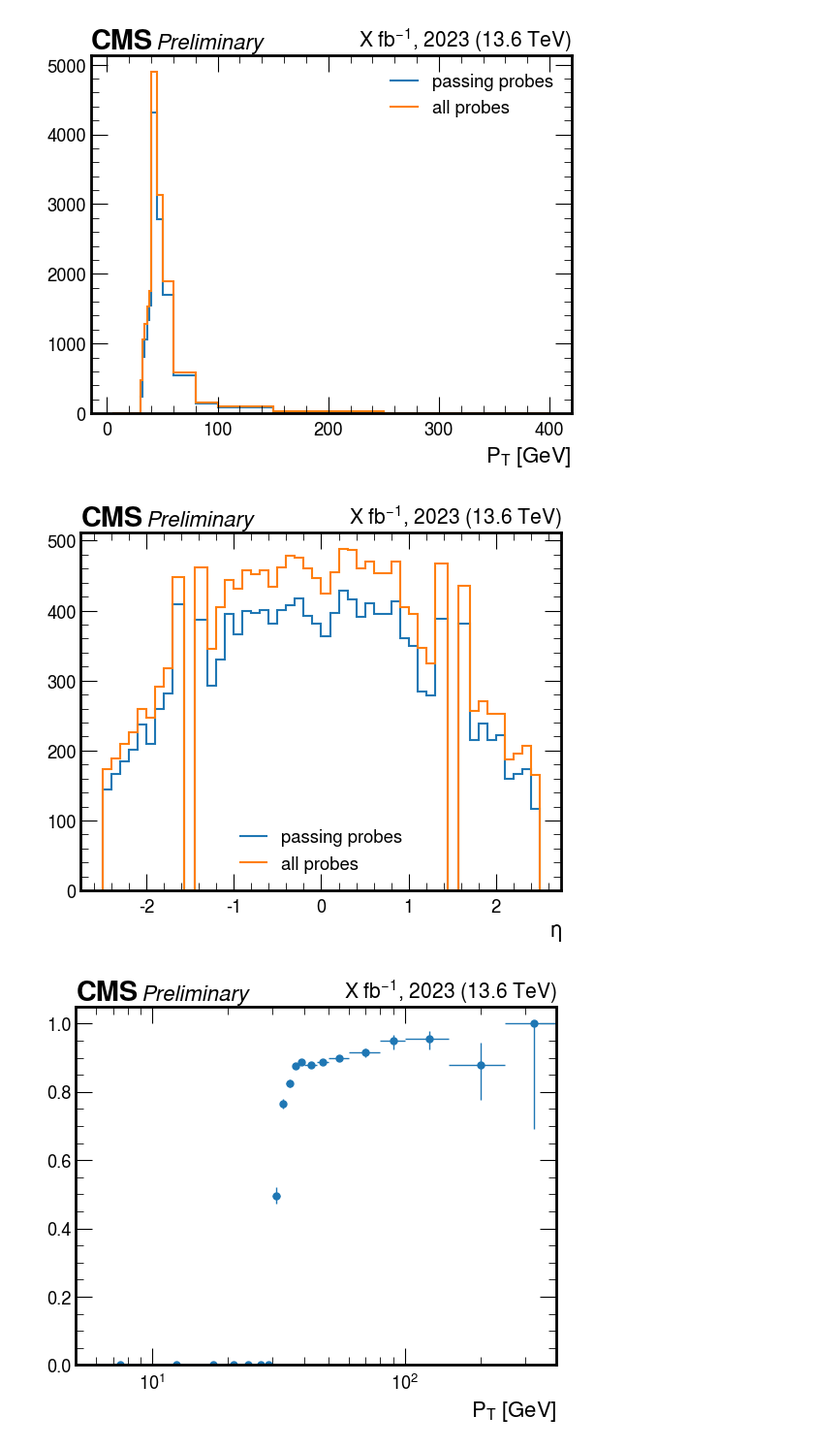
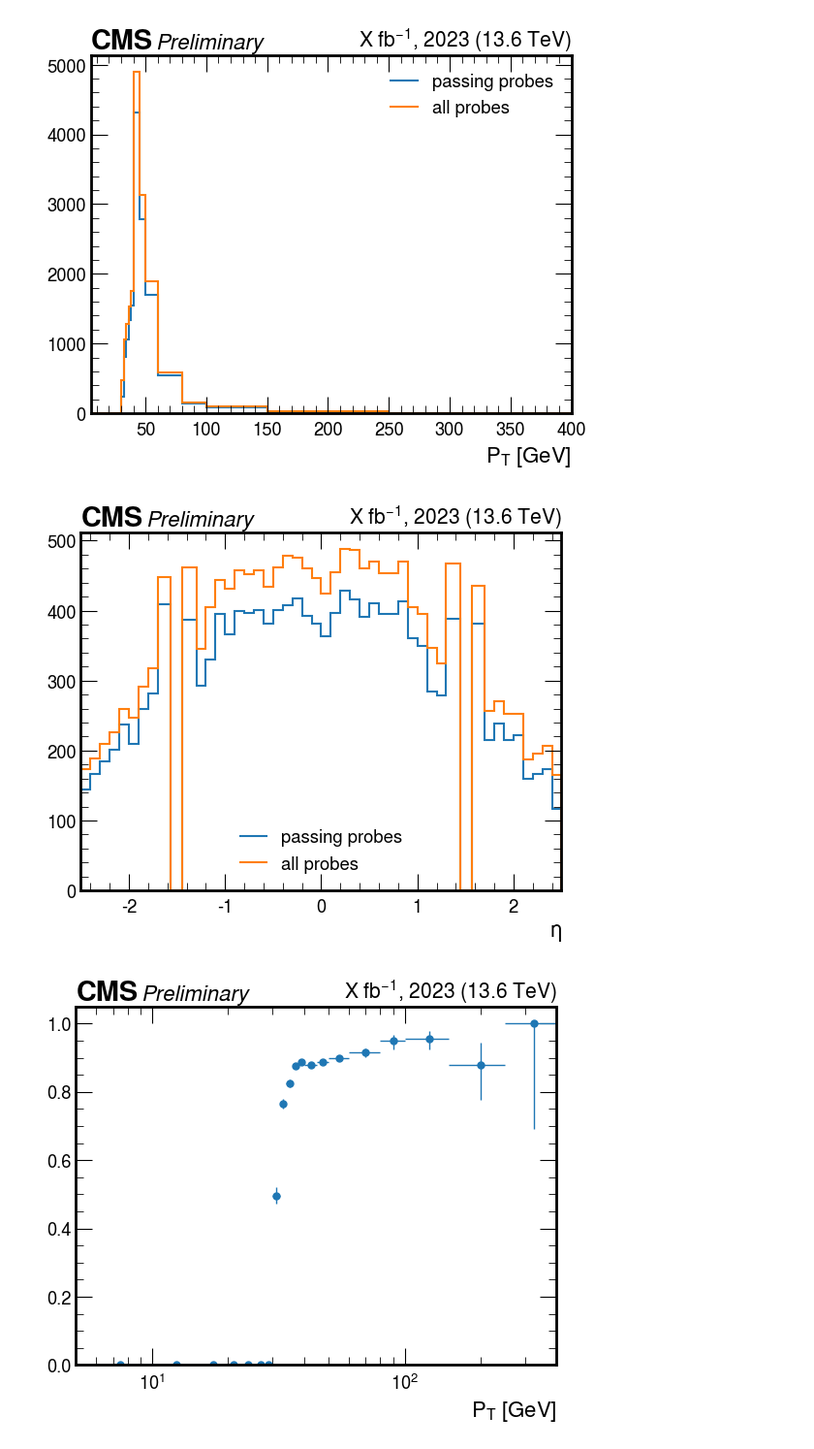
Before and after one commit to ikrommyd/egamma-tnp, a Jupyter notebook: EgammaTnP.ipynb, the cells around one changed output. Shown at 97% size. Cells and saved outputs as stored; diff of their text form; code cells hidden in the pictures.

```diff
--- a/EgammaTnP.ipynb
+++ b/EgammaTnP.ipynb
@@ -59,23 +66,25 @@ Wall time: 7.41 s
 # %%
 hpt_pass.plot1d(label="passing probes", flow="none")
 hpt_all.plot1d(label="all probes", flow="none")
+plt.xlim(5, 400)
 plt.xlabel(r"$P_T$ [GeV]")
 plt.legend()
 plt.savefig("plots/pt.pdf", bbox_inches="tight")
 hep.cms.label("Preliminary", data=True, lumi="X", year=2023, com=13.6)
 plt.show()
 # %% [output]
-[figure, old version]
+[figure, new version]
 # %%
 heta_pass.plot1d(label="passing probes", flow="none")
 heta_all.plot1d(label="all probes", flow="none")
+plt.xlim(-2.5, 2.5)
 plt.xlabel(r"$\eta$")
 plt.legend()
 plt.savefig("plots/eta.pdf", bbox_inches="tight")
 hep.cms.label("Preliminary", data=True, lumi="X", year=2023, com=13.6)
 plt.show()
 # %% [output]
-[figure, old version]
+[figure, new version]
 # %%
 plot_efficiency(hpt_pass, hpt_all)
 hep.cms.label("Preliminary", data=True, lumi="X", year=2023, com=13.6)
```
Also changed, not shown: parts of 4 cells of this notebook, 6 other files.
